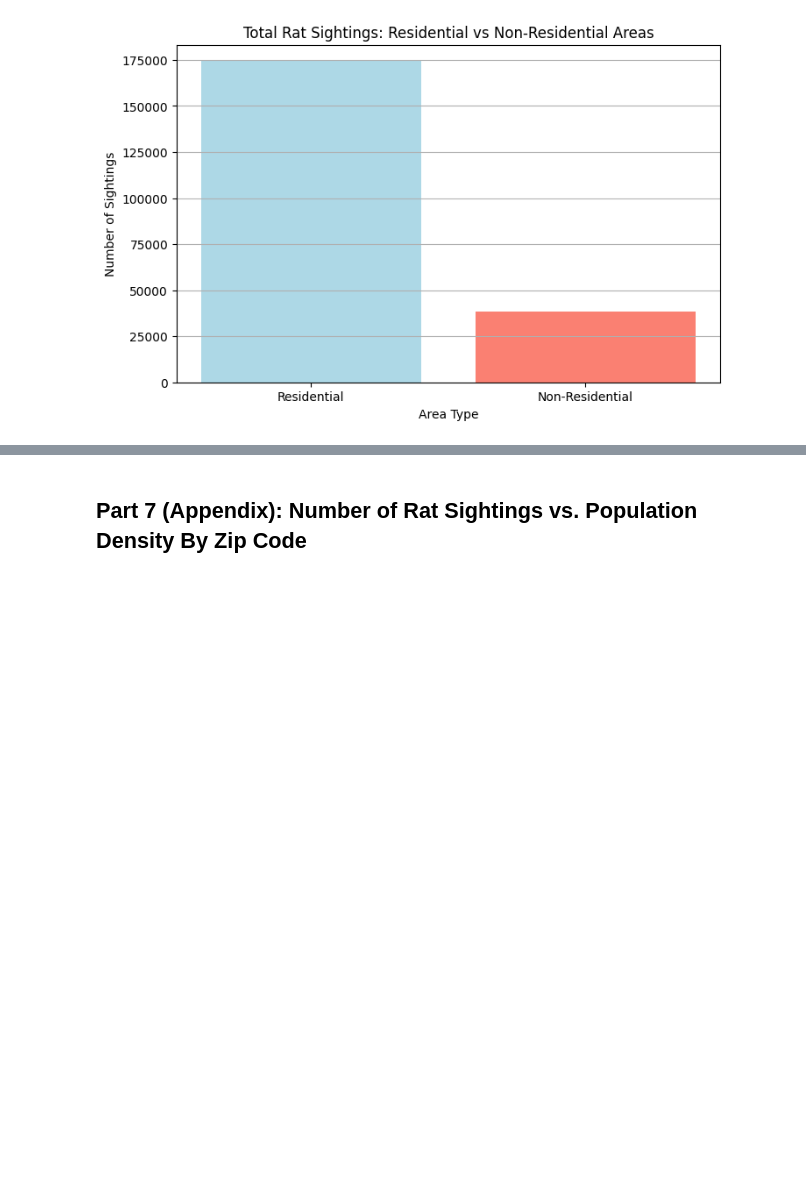
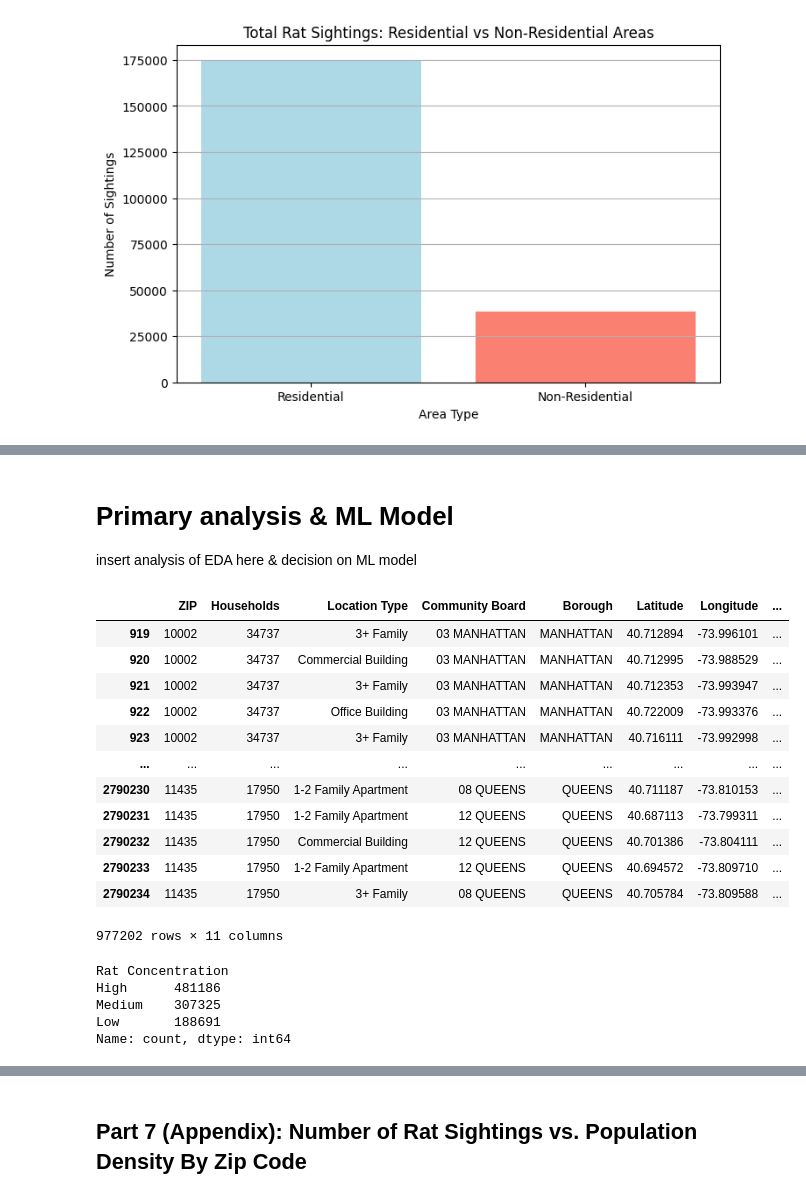
Before and after one commit to trishaa4144/cmsc320-final, a Jupyter notebook: CMSC320_Final.ipynb, the cells around one changed output, grey strips where cells are left out. Saved outputs shown, nothing was run; the diff lists cells and outputs as text; code cells hidden in the pictures; blank space fills up the shorter version.

```diff
--- a/CMSC320_Final.ipynb
+++ b/CMSC320_Final.ipynb
@@ -634,0 +615,23 @@ Chi2ContingencyResult(statistic=573459.4633396, pvalue=0.0, dof=4, expected_freq
+# %%
+#Merging income with the rat sightings data
+income_rat_df = merged_df.merge(df, left_on="ZIP", right_on="Incident Zip")
+
+# A function to keep only the important columns and mean/median income columns for final dataframe
+def save_cols():
+    columns = income_rat_df.columns
+    save_lst = []
+    important = ["ZIP", "Households", "Year", "Created Date", "Location Type", "Community Board", "Borough", "Latitude", "Longitude"]
+
+    for col in columns:
+        if "Mean Income (Dollars)" in col or "Median Income (Dollars)" in col:
+            save_lst.append(col)
+        elif col in important:
+            save_lst.append(col)
+
+    return save_lst
+
+lst = save_cols()
+income_rat_df = income_rat_df[lst]
+income_rat_df.dropna(inplace=True)
+income_rat_df
+#print(income_rat_df.columns)
@@ -634,0 +695,12 @@ Chi2ContingencyResult(statistic=573459.4633396, pvalue=0.0, dof=4, expected_freq
+# %%
+# Convert 'Created Date' to datetime format
+income_rat_df['Created Date'] = pd.to_datetime(income_rat_df['Created Date'])
+
+# Extract month, week, and day information
+income_rat_df['Month'] = income_rat_df['Created Date'].dt.month
+
+# Check the updated dataframe
+print(income_rat_df[['Created Date', 'Month']].head())
+
+income_rat_df['Year-Month'] = income_rat_df['Created Date'].dt.strftime('%B %Y')
+rat_sightings_by_month = income_rat_df['Year-Month'].value_counts().sort_index()
@@ -634,0 +728,40 @@ Chi2ContingencyResult(statistic=573459.4633396, pvalue=0.0, dof=4, expected_freq
+# %% [markdown]
+# Primary analysis & ML Model
+
+insert analysis of EDA here & decision on ML model
+# %%
+quantiles = pd.qcut(rat_sightings_by_month, 3, labels=["Low", "Medium", "High"])
+rat_sightings_by_month_category = quantiles
+category_mapping = rat_sightings_by_month_category.to_dict()
+
+income_rat_df['Rat Concentration'] = income_rat_df['Year-Month'].map(category_mapping)
+income_rat_df.drop("Created Date", axis=1, inplace=True)
+income_rat_df.drop("Year", axis=1, inplace=True)
+
+income_rat_df
+# %% [output]
+|  | ZIP | Households | Location Type | Community Board | Borough | Latitude | Longitude | ... |
+| 919 | 10002 | 34737 | 3+ Family | 03 MANHATTAN | MANHATTAN | 40.712894 | -73.996101 | ... |
+| 920 | 10002 | 34737 | Commercial Building | 03 MANHATTAN | MANHATTAN | 40.712995 | -73.988529 | ... |
+| 921 | 10002 | 34737 | 3+ Family | 03 MANHATTAN | MANHATTAN | 40.712353 | -73.993947 | ... |
+| 922 | 10002 | 34737 | Office Building | 03 MANHATTAN | MANHATTAN | 40.722009 | -73.993376 | ... |
+| 923 | 10002 | 34737 | 3+ Family | 03 MANHATTAN | MANHATTAN | 40.716111 | -73.992998 | ... |
+| ... | ... | ... | ... | ... | ... | ... | ... | ... |
+| 2790230 | 11435 | 17950 | 1-2 Family Apartment | 08 QUEENS | QUEENS | 40.711187 | -73.810153 | ... |
+| 2790231 | 11435 | 17950 | 1-2 Family Apartment | 12 QUEENS | QUEENS | 40.687113 | -73.799311 | ... |
+| 2790232 | 11435 | 17950 | Commercial Building | 12 QUEENS | QUEENS | 40.701386 | -73.804111 | ... |
+| 2790233 | 11435 | 17950 | 1-2 Family Apartment | 12 QUEENS | QUEENS | 40.694572 | -73.809710 | ... |
+| 2790234 | 11435 | 17950 | 3+ Family | 08 QUEENS | QUEENS | 40.705784 | -73.809588 | ... |
+977202 rows × 11 columns
+# %%
+# Count the number of rows for each value in the "Rat Concentration" column
+rat_concentration_counts = income_rat_df['Rat Concentration'].value_counts()
+
+# Print the counts for each value
+print(rat_concentration_counts)
+# %% [output]
+Rat Concentration
+High      481186
+Medium    307325
+Low       188691
+Name: count, dtype: int64
```
Also changed, not shown: parts of 29 cells of this notebook.
